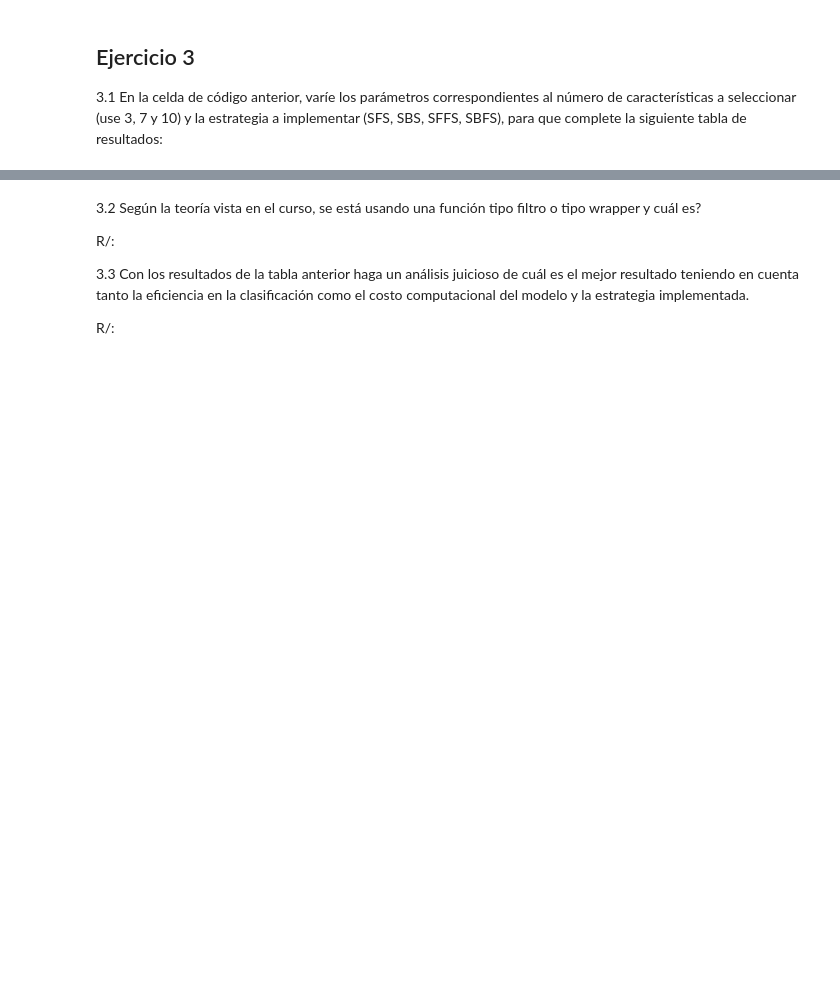
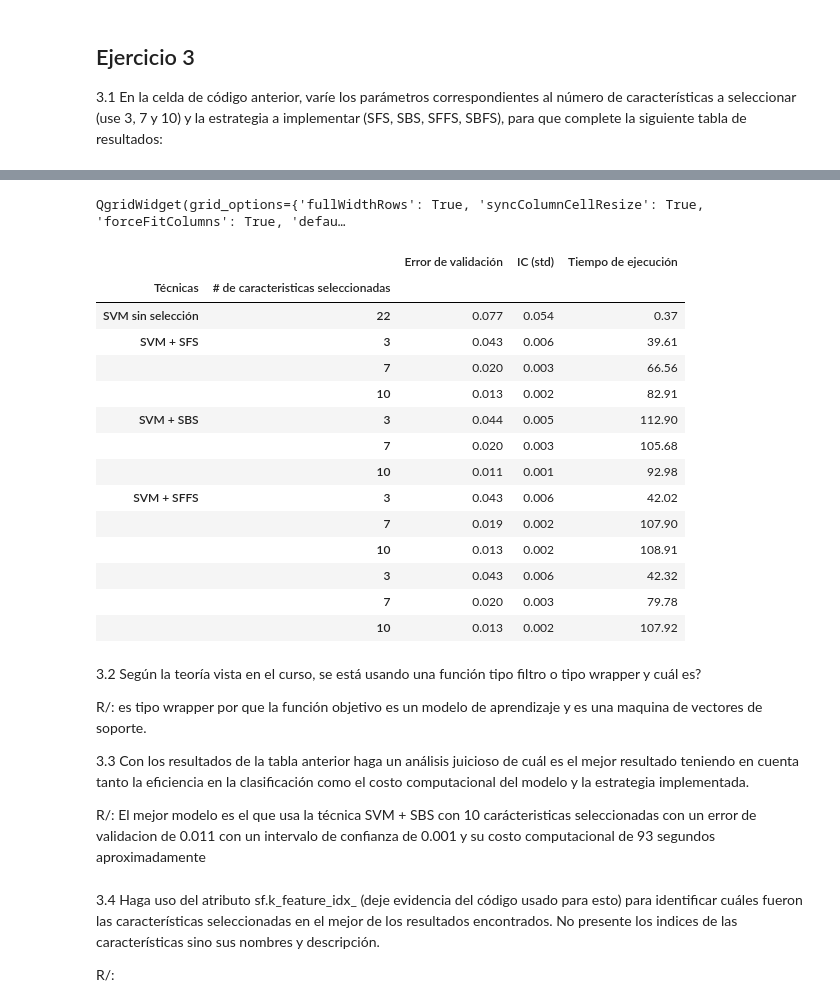
Before and after one commit to jaiderog/ML_IntroductoryCourse, a Jupyter notebook: Labs/Lab_6/laboratorio 5 Parte 1 Selection.ipynb, the cells around one changed output, grey strips where cells are left out. Cells and saved outputs as stored; diff of their text form; code cells hidden in the pictures; blank space fills up the shorter version.

```diff
--- a/Labs/Lab_6/laboratorio 5 Parte 1 Selection.ipynb
+++ b/Labs/Lab_6/laboratorio 5 Parte 1 Selection.ipynb
@@ -251,0 +260,14 @@ SyntaxError: invalid syntax (<ipython-input-1-fddf6237da85>, line 35)
+# %%
+features = [22,3,7,10,3,7,10,3,7,10,3,7,10]
+forwards=[None,True,True,True,False,False,False,True,True,True,True,True,True,]
+floatings=[None,False,False,False,False,False,False,True,True,True,True,True,True,]
+errors = np.zeros(len(features))
+ics = np.zeros(len(features))
+timers = np.zeros(len(features))
+
+errors[0] = 0.077
+ics[0] = 0.054
+timers[0] = 0.37
+
+for i in range(1,len(features)):
+    errors[i],ics[i],timers[i] = sequential_selection(clf,features[i],forwards[i],floatings[i])
@@ -357,8 +296,48 @@ SyntaxError: invalid syntax (<ipython-input-1-fddf6237da85>, line 35)
+# %%
+import pandas as pd
+import qgrid
+df_types = pd.DataFrame({
+    'Técnicas' : pd.Series(['SVM sin selección','SVM + SFS','SVM + SFS','SVM + SFS','SVM + SBS','SVM + SBS','SVM + SBS','SVM + SFFS','SVM + SFFS','SVM + SFFS','SVM + SFFS','SVM + SFFS','SVM + SFFS']),
+    '# de caracteristicas seleccionadas' : pd.Series(features)})
+df_types["Error de validación"] = errors
+df_types["IC (std)"] = ics
+df_types["Tiempo de ejecución"] = timers
+df_types.set_index(['Técnicas','# de caracteristicas seleccionadas'], inplace=True)
+df_types["Error de validación"][8] = "0.019"
+df_types["IC (std)"][8] = "0.002"
+df_types["Tiempo de ejecución"][8] = "107.9"
+#df_types.sort_index(inplace=True)
+qgrid_widget = qgrid.show_grid(df_types, show_toolbar=False)
+qgrid_widget
+# %% [output]
+QgridWidget(grid_options={'fullWidthRows': True, 'syncColumnCellResize': True, 'forceFitColumns': True, 'defau…
+# %%
+qgrid_widget.get_changed_df()
+# %% [output]
+|  |  | Error de validación | IC (std) | Tiempo de ejecución |
+| Técnicas | # de caracteristicas seleccionadas |  |  |  |
+| SVM sin selección | 22 | 0.077 | 0.054 | 0.37 |
+| SVM + SFS | 3 | 0.043 | 0.006 | 39.61 |
+|  | 7 | 0.020 | 0.003 | 66.56 |
+|  | 10 | 0.013 | 0.002 | 82.91 |
+| SVM + SBS | 3 | 0.044 | 0.005 | 112.90 |
+|  | 7 | 0.020 | 0.003 | 105.68 |
+|  | 10 | 0.011 | 0.001 | 92.98 |
+| SVM + SFFS | 3 | 0.043 | 0.006 | 42.02 |
+|  | 7 | 0.019 | 0.002 | 107.90 |
+|  | 10 | 0.013 | 0.002 | 108.91 |
+|  | 3 | 0.043 | 0.006 | 42.32 |
+|  | 7 | 0.020 | 0.003 | 79.78 |
+|  | 10 | 0.013 | 0.002 | 107.92 |
 # %% [markdown]
 3.2 Según la teoría vista en el curso, se está usando una función tipo filtro o tipo wrapper y cuál es?
 
-R/:
+R/: es tipo wrapper por que la función objetivo es un modelo de aprendizaje y es una maquina de vectores de soporte.
 
 3.3 Con los resultados de la tabla anterior haga un análisis juicioso de cuál es el mejor resultado teniendo en cuenta tanto la eficiencia en la clasificación como el costo computacional del modelo y la estrategia implementada.
 
-R/:
+R/: El mejor modelo es el que usa la técnica SVM + SBS con 10 carácteristicas seleccionadas con un error de validacion de 0.011 con un intervalo de confianza de 0.001 y su costo computacional de 93 segundos aproximadamente
+# %% [markdown]
+3.4 Haga uso del atributo sf.k_feature\_idx\_ (deje evidencia del código usado para esto) para identificar cuáles fueron las características seleccionadas en el mejor de los resultados encontrados. No presente los indices de las características sino sus nombres y descripción.
+
+R/:
```
Also changed, not shown: parts of 10 cells of this notebook.
